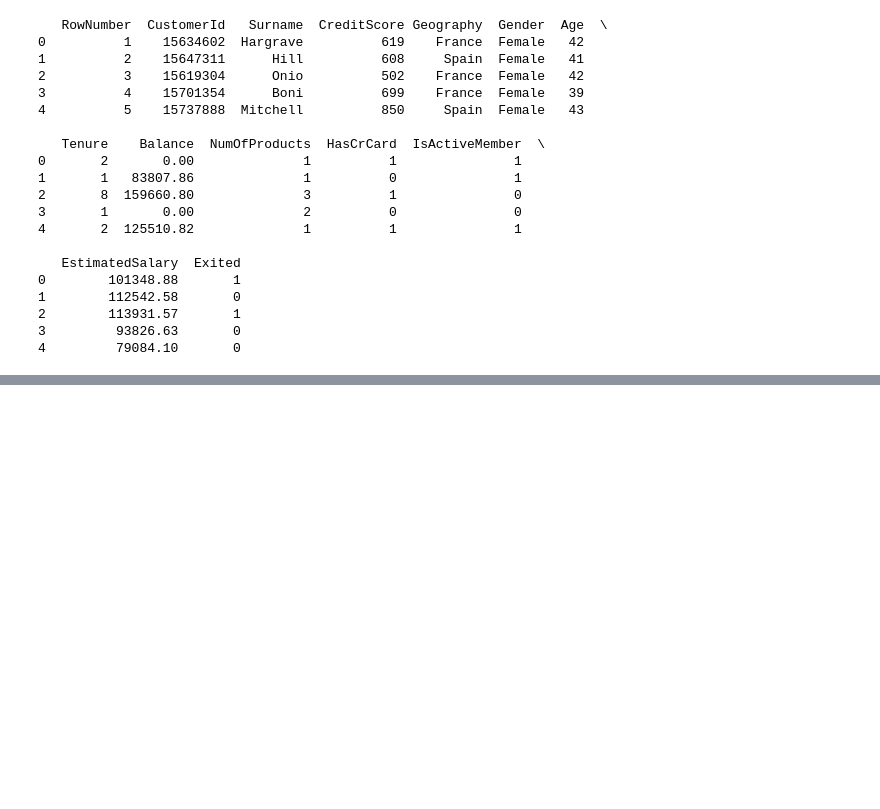
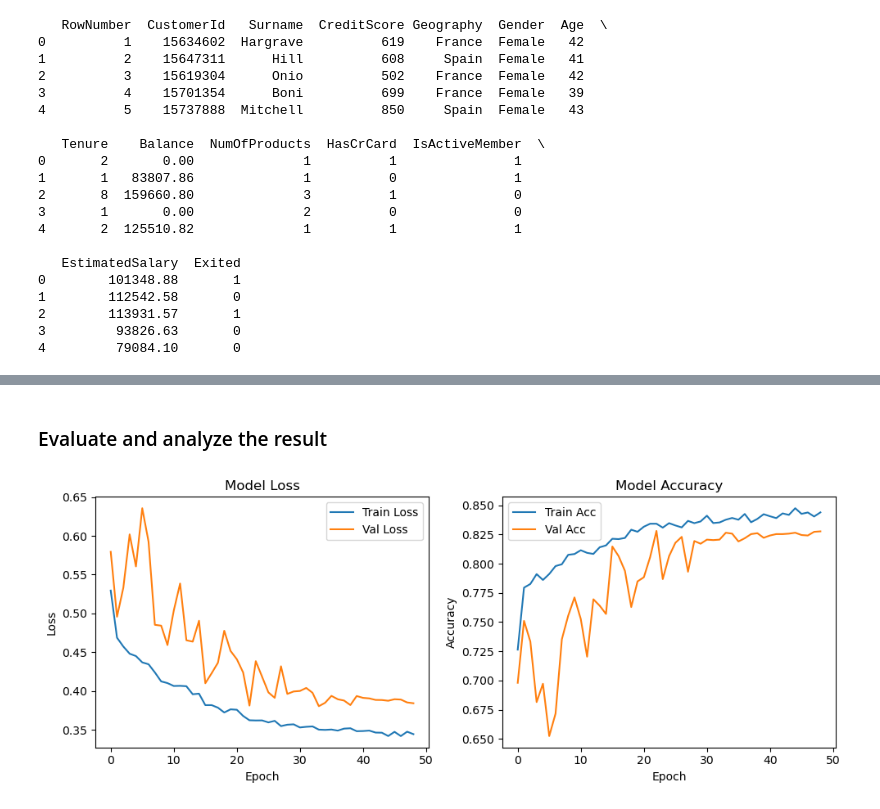
Before and after one commit to CarlosGarcia-YK/Workshop_ArtificialVision, a Jupyter notebook: Codigo_Dia1.ipynb, the cells around one changed output, grey strips where cells are left out. Saved outputs shown, nothing was run; the diff lists cells and outputs as text; code cells hidden in the pictures; blank space fills up the shorter version.

```diff
--- a/Codigo_Dia1.ipynb
+++ b/Codigo_Dia1.ipynb
@@ -551,3 +571,3 @@ print(df.head())
 # %%
-X = df[['Age', 'EstimatedSalary','CreditScore','IsActiveMember', 'HasCrCard','NumOfProducts','Balance','Tenure']].values
+X = df[['Age', 'EstimatedSalary','CreditScore', 'HasCrCard','NumOfProducts','Balance','Tenure','Gender','Geography']].values
 Y = df['Exited'].values
@@ -574,0 +644,16 @@ model.compile(optimizer='adam', loss='binary_crossentropy', metrics=['accuracy']
+# %%
+"""from sklearn.utils import class_weight
+cw = class_weight.compute_class_weight('balanced', classes=np.unique(Y_train), y=Y_train)
+cw = dict(enumerate(cw))
+"""
+
+# Callback to reduce learning rate
+lr_scheduler = ReduceLROnPlateau(monitor='val_loss',
+                                 factor=0.5,
+                                 patience=5,
+                                 min_lr=1e-5,
+                                 verbose=1)
+
+
+early_stop = EarlyStopping(monitor='val_loss', patience=15, restore_best_weights=True)
+history = model.fit(X_train_res, Y_train_res, validation_split=0.2, epochs=50, verbose=2,callbacks=[early_stop, lr_scheduler])
@@ -575,5 +678,5 @@ model.compile(optimizer='adam', loss='binary_crossentropy', metrics=['accuracy']
 # %%
 # Train the model
-history = model.fit(X_train, Y_train, epochs=50, batch_size=32, validation_split=0.2)
+history = model.fit(X_train, Y_train, epochs=50, batch_size=64, validation_split=0.2, verbose = 1)
 # %% [output]
 Epoch 1/50
@@ -596,3 +699,32 @@ Epoch 50/50
+# %% [markdown]
+### Evaluate and analyze the result
+# %%
+import matplotlib.pyplot as plt
+
+# Plot training & validation loss values
+plt.figure(figsize=(10,4))
+plt.subplot(1,2,1)
+plt.plot(history.history['loss'], label='Train Loss')
+plt.plot(history.history['val_loss'], label='Val Loss')
+plt.title('Model Loss')
+plt.xlabel('Epoch')
+plt.ylabel('Loss')
+plt.legend()
+
+# Plot training & validation accuracy values (if available)
+if 'accuracy' in history.history:
+    plt.subplot(1,2,2)
+    plt.plot(history.history['accuracy'], label='Train Acc')
+    plt.plot(history.history['val_accuracy'], label='Val Acc')
+    plt.title('Model Accuracy')
+    plt.xlabel('Epoch')
+    plt.ylabel('Accuracy')
+    plt.legend()
+
+plt.tight_layout()
+plt.show()
+# %% [output]
+[figure, added]
 # %%
 # Evaluate the model
 test_loss, test_accuracy = model.evaluate(X_test, Y_test)
```
Also changed, not shown: parts of 22 cells of this notebook, 7 other files.
